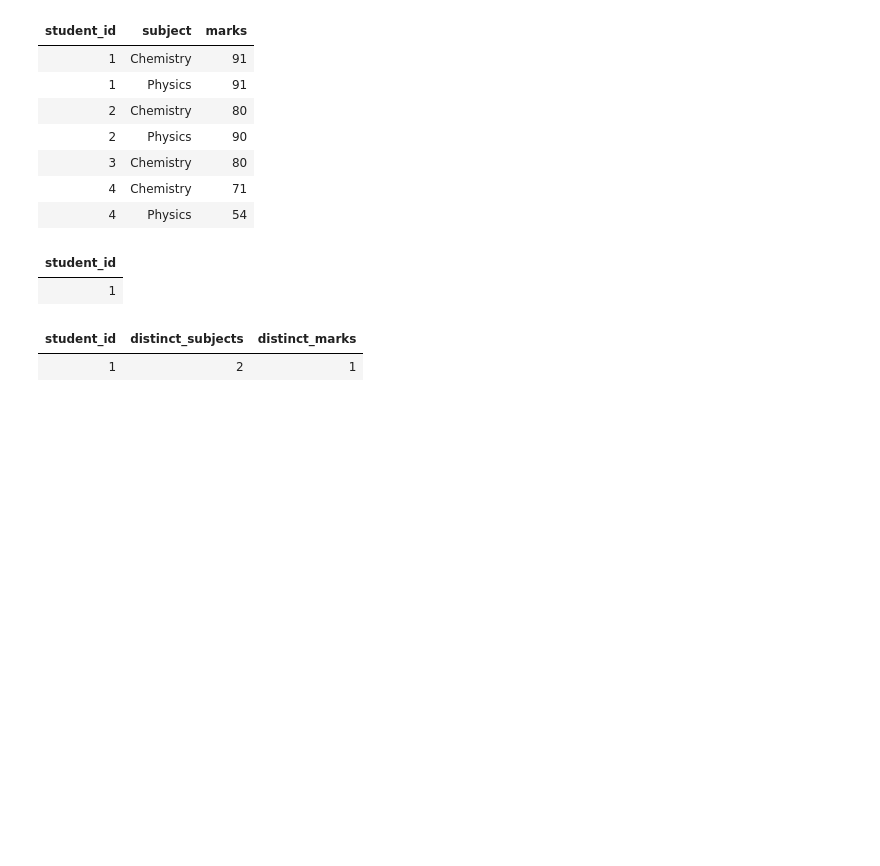
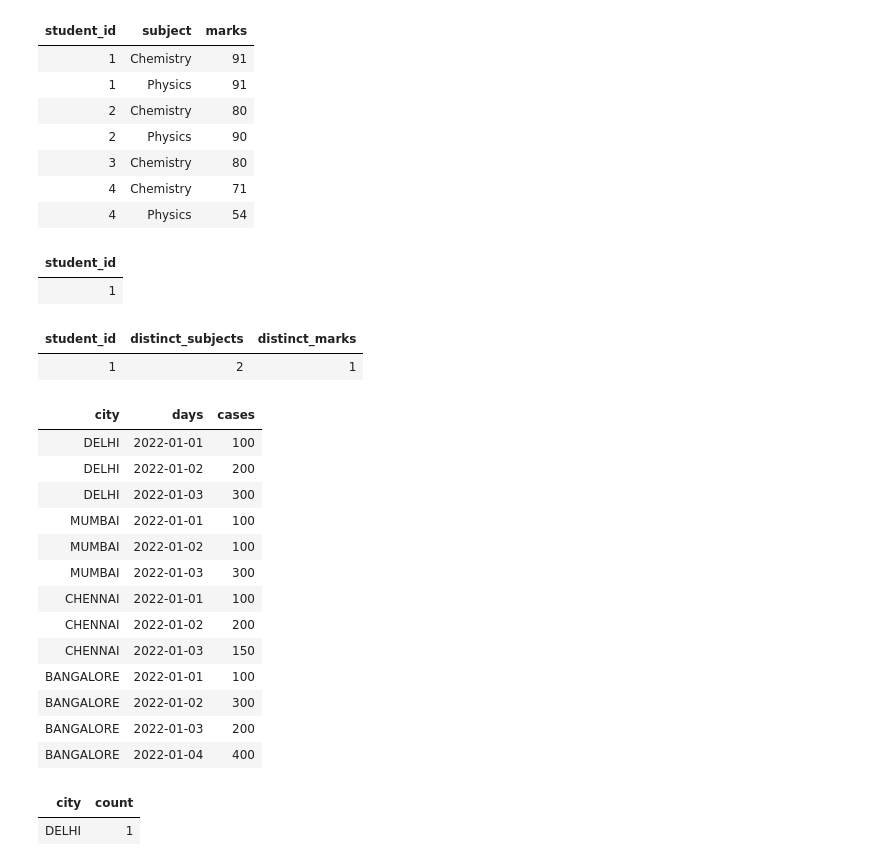
Before and after one commit to Rupam-1/SQL-Pyspark-practise_youtube, a Jupyter notebook: 04. PYSPARK - Part2.ipynb, the cells around one changed output. Drawn from its saved outputs; the diff is of its cells as text; code cells hidden in the pictures; blank space fills up the shorter version.

```diff
--- a/04. PYSPARK - Part2.ipynb
+++ b/04. PYSPARK - Part2.ipynb
@@ -1246,3 +1246,76 @@ df.display()
 # %% [output]
 | student_id | distinct_subjects | distinct_marks |
 | 1 | 2 | 1 |
+# %%
+from pyspark.sql.types import *
+from pyspark.sql.functions import to_date
+
+covid_data = [
+    ("DELHI",     "2022-01-01", 100),
+    ("DELHI",     "2022-01-02", 200),
+    ("DELHI",     "2022-01-03", 300),
+    ("MUMBAI",    "2022-01-01", 100),
+    ("MUMBAI",    "2022-01-02", 100),
+    ("MUMBAI",    "2022-01-03", 300),
+    ("CHENNAI",   "2022-01-01", 100),
+    ("CHENNAI",   "2022-01-02", 200),
+    ("CHENNAI",   "2022-01-03", 150),
+    ("BANGALORE", "2022-01-01", 100),
+    ("BANGALORE", "2022-01-02", 300),
+    ("BANGALORE", "2022-01-03", 200),
+    ("BANGALORE", "2022-01-04", 400)
+]
+covid_schema = StructType([
+    StructField("city", StringType(), True),
+    StructField("days", StringType(), True),
+    StructField("cases", IntegerType(), True)
+])
+covid_df = (
+    spark.createDataFrame(
+        covid_data,
+        schema=covid_schema
+    )
+    .withColumn("days", to_date("days"))
+)
+covid_df.display()
+# %% [output]
+| city | days | cases |
+| DELHI | 2022-01-01 | 100 |
+| DELHI | 2022-01-02 | 200 |
+| DELHI | 2022-01-03 | 300 |
+| MUMBAI | 2022-01-01 | 100 |
+| MUMBAI | 2022-01-02 | 100 |
+| MUMBAI | 2022-01-03 | 300 |
+| CHENNAI | 2022-01-01 | 100 |
+| CHENNAI | 2022-01-02 | 200 |
+| CHENNAI | 2022-01-03 | 150 |
+| BANGALORE | 2022-01-01 | 100 |
+| BANGALORE | 2022-01-02 | 300 |
+| BANGALORE | 2022-01-03 | 200 |
+| BANGALORE | 2022-01-04 | 400 |
+# %%
+from pyspark.sql.functions import *
+from pyspark.sql.window import Window
+
+df = covid_df.withColumn(
+    "rank_days",
+    rank().over(Window.partitionBy(col("city")).orderBy(col("days")))
+).withColumn(
+    "rank_cases",
+    rank().over(Window.partitionBy(col("city")).orderBy(col("cases")))
+).withColumn(
+    "diff",
+    col("rank_days") - col("rank_cases")
+).groupBy(
+    col("city")
+).agg(
+    countDistinct(
+        col("diff")
+    ).alias("count")
+).filter(
+    col("count") == 1
+)
+df.display()
+# %% [output]
+| city | count |
+| DELHI | 1 |
```
